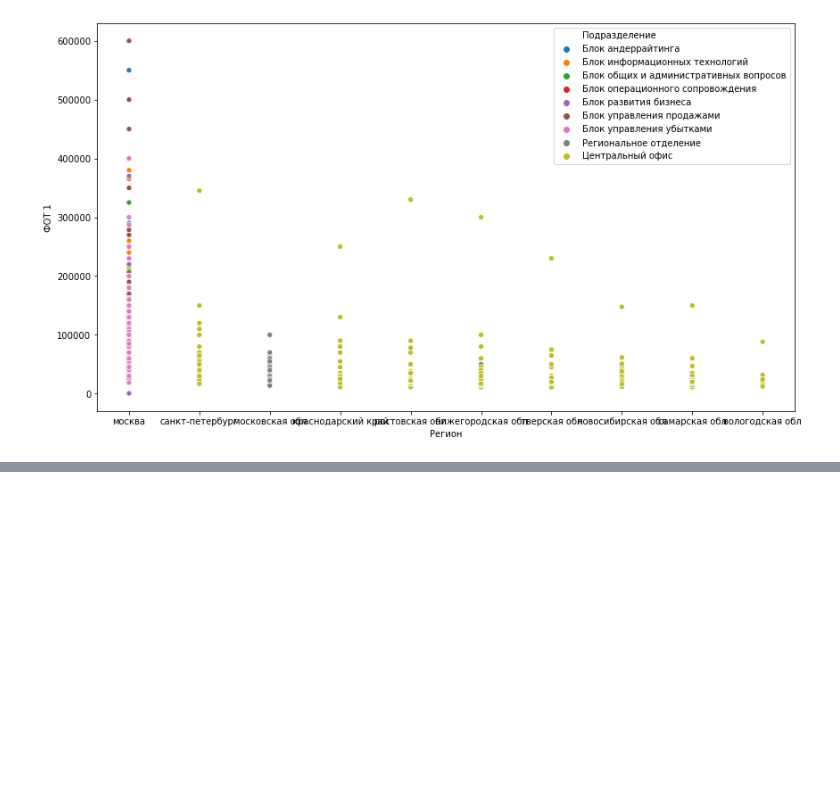
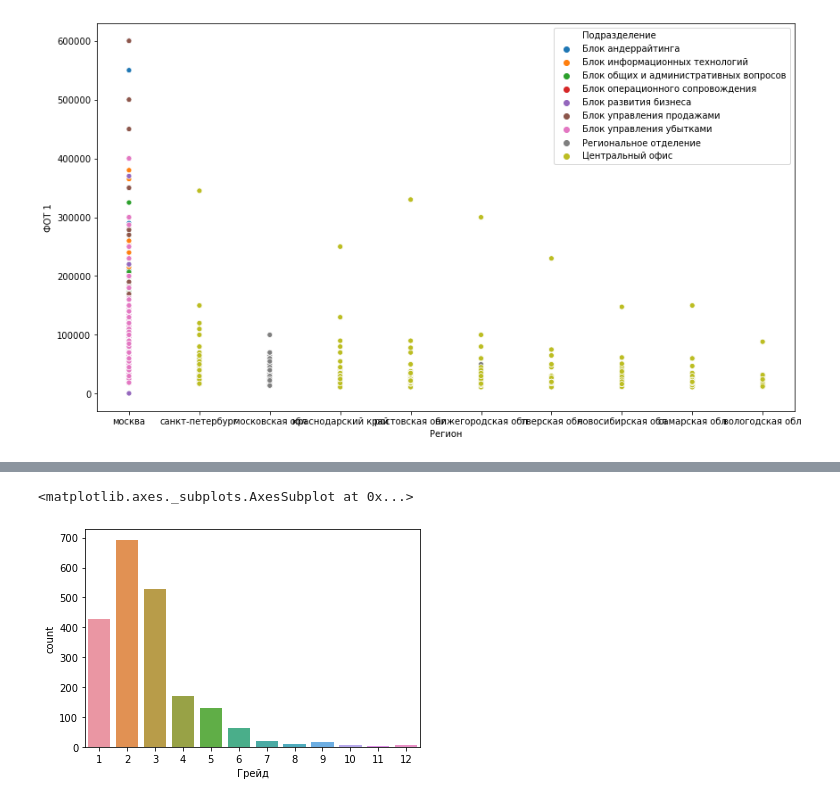
Before and after one commit to kate-red/-, a Jupyter notebook: Analysis.ipynb, the cells around one changed output, grey strips where cells are left out. Cells and saved outputs as stored; diff of their text form; code cells hidden in the pictures; blank space fills up the shorter version.

Commit message:
Grades analysis added

```diff
--- a/Analysis.ipynb
+++ b/Analysis.ipynb
@@ -9,7 +9,9 @@ import numpy as np
 import plotly.graph_objects as go
 import seaborn as sns
 # %%
-data = pd.read_excel("ЭКОПСИ Base_18.10.xlsx")
+data = pd.read_excel("~/Desktop/GIT/ЭКОПСИ Base_18.10.xlsx")
+grades = pd.read_excel("~/Desktop/GIT/Грейды.xlsx")
+weights = pd.read_excel("~/Desktop/GIT/Веса.xlsx")
 # %%
 # Добавляем новый столбец для рассчета полной ставки для всех сторудников
 data['ФОТ 1'] = data['ФОТ'] * (1 / data['Ставка'])
@@ -21,0 +74,31 @@ sns.scatterplot(data=data, x='Регион', y='ФОТ 1', hue='Подразде
+# %%
+# Вычисление уровня грейда
+column_lst = ['Уровень необходимой квалификации', 'Уровень свободы в принятии решений',
+       'Роль в формировании методологии и правил своего подразделения',
+       'Роль в формировании методологии и правил Компании',
+       'Количество людей в административном подчинении',
+       'Количество функциональных подчинённых ИЛИ внешних агентов, не находящихся в административном подчинении',
+       'Цель общения внутри Компании',
+       'Годовой объём прямого влияния на финансовый результат Компании ',
+       'Стоимость разовой ошибки']
+
+grade_lst = []
+
+for (j, row_data) in data.iterrows():
+    grade_value = {a: 0 for a in range(12)}
+    for (i, row) in grades.iterrows():
+        sum = 0
+        for column in column_lst:
+            sum += abs(row_data[column] - row[column]) - weights.iloc[0][column]
+        grade_value[i] = sum
+
+    grade_lst.append(min(grade_value, key=grade_value.get) + 1)
+# %%
+# Добавляем список с грейдами в основную таблицу
+data['Грейд'] = grade_lst
+# %%
+# Распределение численности сотрудников по грейдам
+sns.countplot(data['Грейд'])
+# %% [output]
+<matplotlib.axes._subplots.AxesSubplot at 0x...>
+[figure, added]
```
Also changed, not shown: parts of 6 cells of this notebook.
